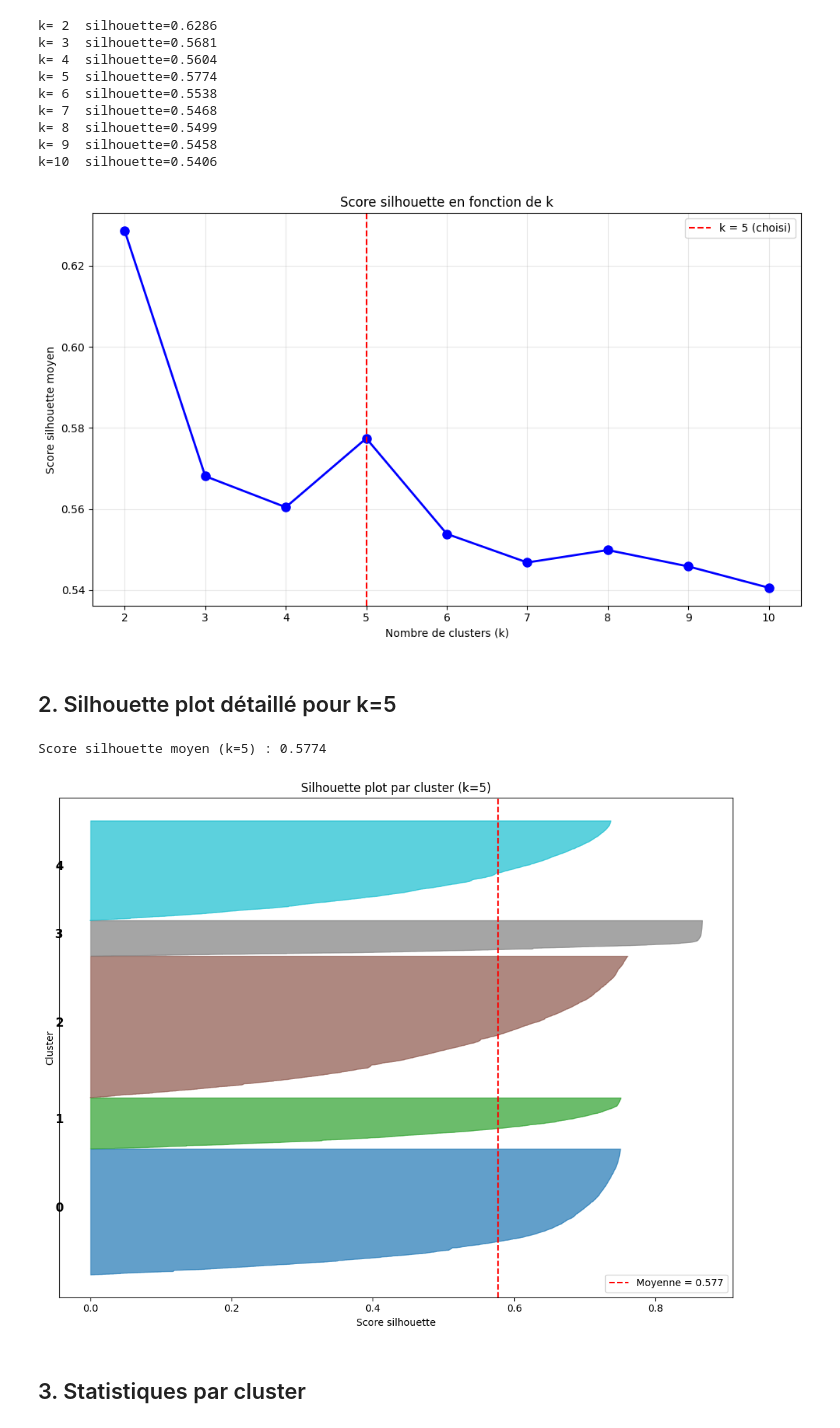
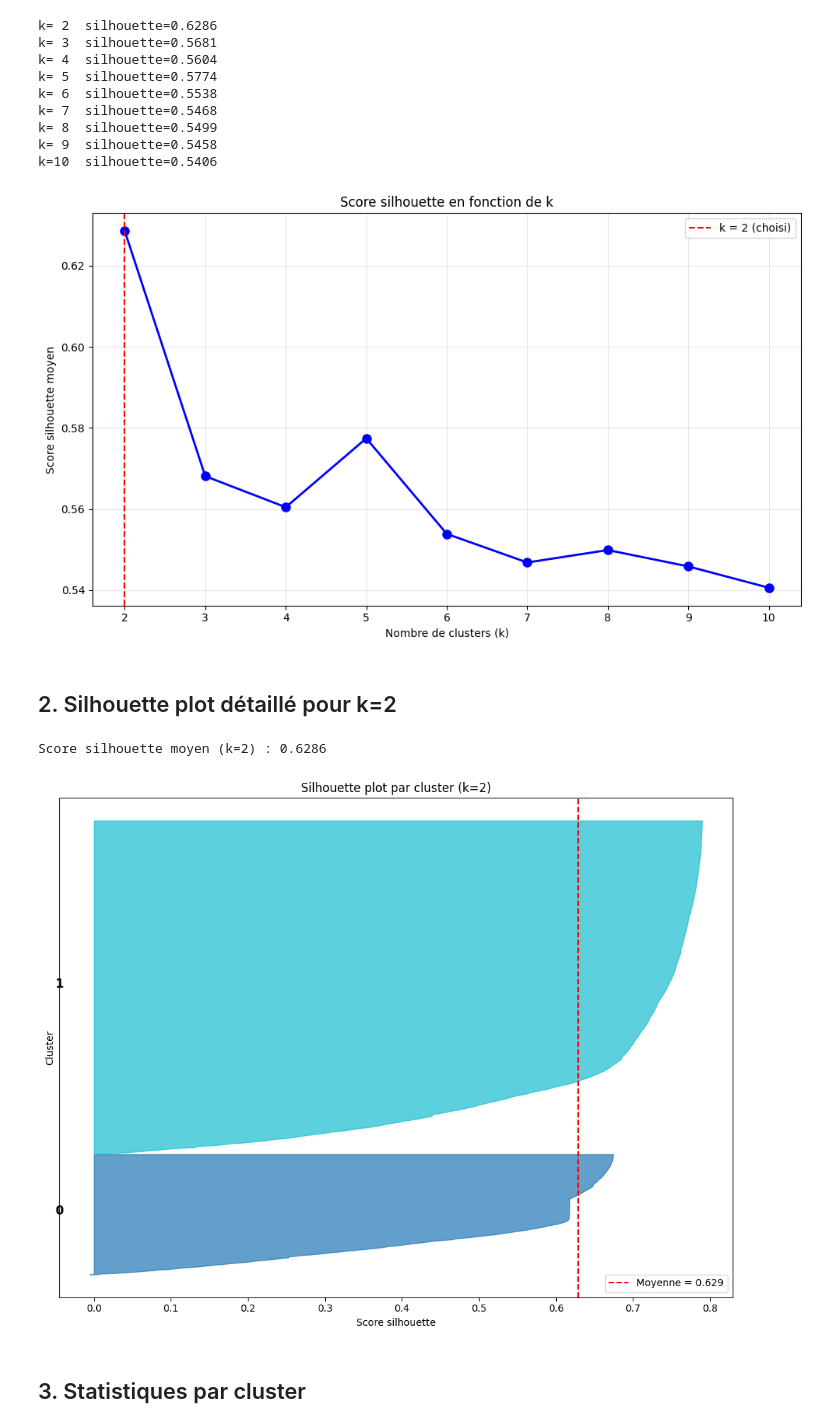
Before and after one commit to Anisse-Imer/bloc-ia-prosit-1-clustering, a Jupyter notebook: silhouette_analysis.ipynb, the cells around one changed output. Cells and saved outputs as stored; diff of their text form; code cells hidden in the pictures.

```diff
--- a/silhouette_analysis.ipynb
+++ b/silhouette_analysis.ipynb
@@ -57,20 +57,21 @@ k=10  silhouette=0.5406
 # %%
 plt.figure(figsize=(10, 6))
 plt.plot(list(k_range), scores, 'bo-', linewidth=2, markersize=8)
-plt.axvline(x=5, color='r', linestyle='--', label='k = 5 (choisi)')
+plt.axvline(x=2, color='r', linestyle='--', label='k = 2 (choisi)')
 plt.xlabel('Nombre de clusters (k)')
 plt.ylabel('Score silhouette moyen')
 plt.title('Score silhouette en fonction de k')
 plt.legend()
 plt.grid(True, alpha=0.3)
 plt.tight_layout()
+plt.savefig('./data/silhouette_scores.png', dpi=150, bbox_inches='tight')
 plt.show()
 # %% [output]
-[figure, old version]
+[figure, new version]
 # %% [markdown]
-## 2. Silhouette plot détaillé pour k=5
+## 2. Silhouette plot détaillé pour k=2
 # %%
-k = 5
+k = 2
 kmeans = KMeans(n_clusters=k, n_init=10, random_state=42)
 labels = kmeans.fit_predict(X)
 
@@ -79,36 +80,37 @@ sample_silhouette_values = silhouette_samples(X, labels)
 
 print(f"Score silhouette moyen (k={k}) : {silhouette_avg:.4f}")
 # %% [output]
-Score silhouette moyen (k=5) : 0.5774
+Score silhouette moyen (k=2) : 0.6286
 # %%
 fig, ax = plt.subplots(figsize=(10, 8))
 
 y_lower = 10
 colors = cm.tab10(np.linspace(0, 1, k))
 
 for i in range(k):
     cluster_values = sample_silhouette_values[labels == i]
     cluster_values.sort()
 
     size = cluster_values.shape[0]
     y_upper = y_lower + size
 
     ax.fill_betweenx(np.arange(y_lower, y_upper), 0, cluster_values,
                      facecolor=colors[i], edgecolor=colors[i], alpha=0.7)
     ax.text(-0.05, y_lower + 0.5 * size, str(i), fontsize=12, fontweight='bold')
     y_lower = y_upper + 10
 
 ax.axvline(x=silhouette_avg, color='red', linestyle='--',
            label=f'Moyenne = {silhouette_avg:.3f}')
 ax.set_xlabel('Score silhouette')
 ax.set_ylabel('Cluster')
-ax.set_title('Silhouette plot par cluster (k=5)')
+ax.set_title('Silhouette plot par cluster (k=2)')
 ax.set_yticks([])
 ax.legend(loc='best')
 plt.tight_layout()
+plt.savefig('./data/silhouette_plot.png', dpi=150, bbox_inches='tight')
 plt.show()
 # %% [output]
-[figure, old version]
+[figure, new version]
 # %% [markdown]
 ## 3. Statistiques par cluster
 # %%
```
Also changed, not shown: parts of 1 cell of this notebook, 7 other files.
